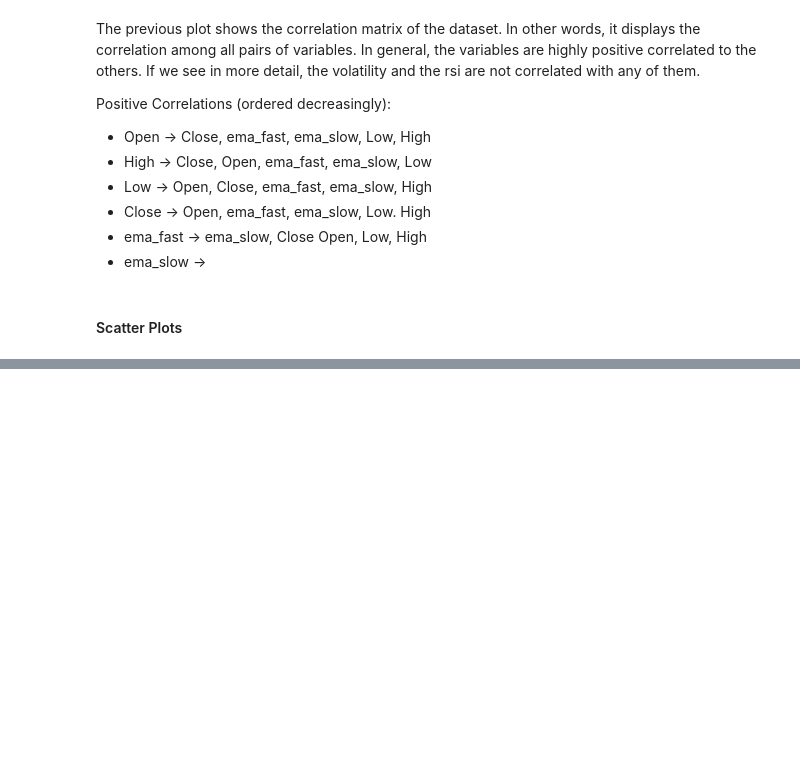
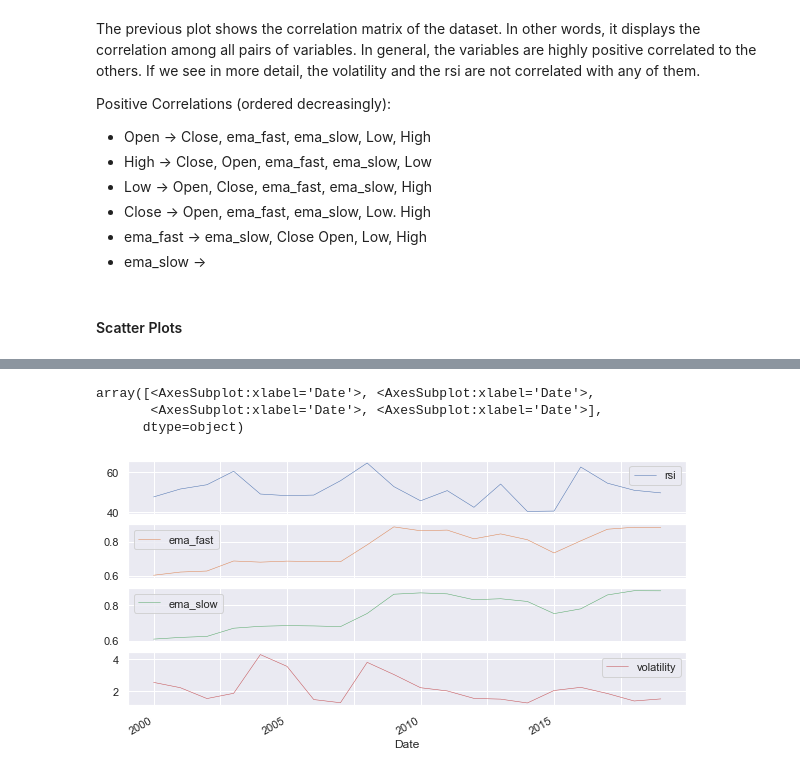
Before and after one commit to ClaraRovira/FemHack, a Jupyter notebook: notebooks/data_visualization.ipynb, the cells around one changed output, grey strips where cells are left out. Drawn from its saved outputs; the diff is of its cells as text; code cells hidden in the pictures; blank space fills up the shorter version.

```diff
--- a/notebooks/data_visualization.ipynb
+++ b/notebooks/data_visualization.ipynb
@@ -163,0 +238,9 @@ for i in range(4):
+# %%
+sns.set(rc={'figure.figsize':(10, 5)})
+# Line graphic
+df_h[df_h.columns[4:]].plot(linewidth=0.5, subplots=True)
+# %% [output]
+array([<AxesSubplot:xlabel='Date'>, <AxesSubplot:xlabel='Date'>,
+       <AxesSubplot:xlabel='Date'>, <AxesSubplot:xlabel='Date'>],
+      dtype=object)
+[figure, added]
```
Also changed, not shown: parts of 20 cells of this notebook.
